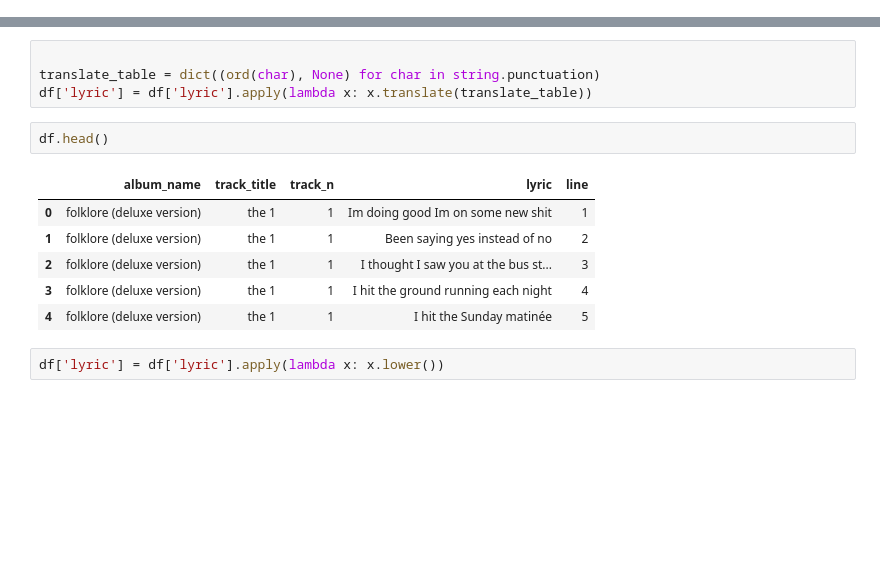
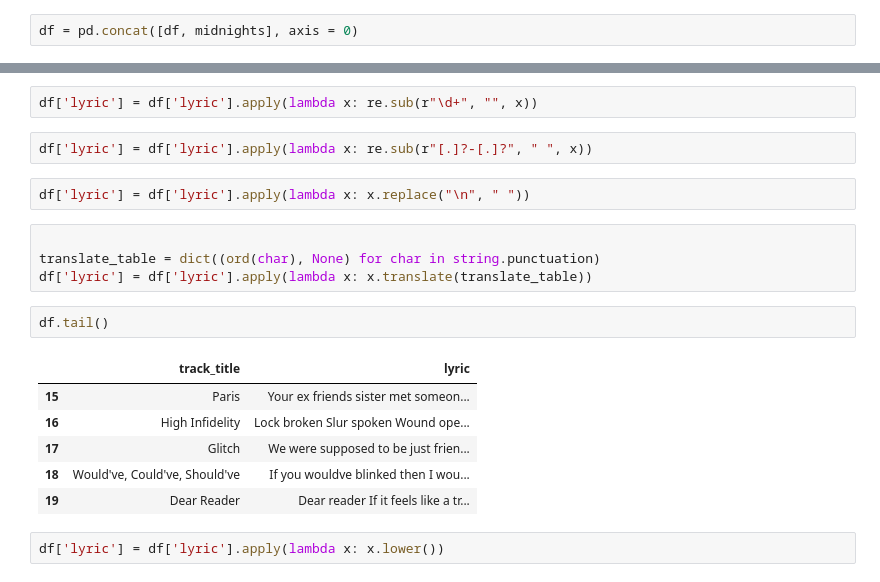
Before and after one commit to m-osi/playlist-generator, a Jupyter notebook: notebooks/Playlist_generator.ipynb, the cells around one changed output, grey strips where cells are left out. Drawn from its saved outputs; the diff is of its cells as text; blank space fills up the shorter version.

Commit message:
✨ added midnights

```diff
--- a/notebooks/Playlist_generator.ipynb
+++ b/notebooks/Playlist_generator.ipynb
@@ -69,0 +82,2 @@ Archive:  glove.6B.zip
+# %%
+df = pd.concat([df, midnights], axis = 0)
@@ -73,16 +97,22 @@ Archive:  glove.6B.zip
+# %%
+df['lyric'] = df['lyric'].apply(lambda x: re.sub(r"\d+", "", x))
+# %%
+df['lyric'] = df['lyric'].apply(lambda x: re.sub(r"[.]?-[.]?", " ", x))
+# %%
+df['lyric'] = df['lyric'].apply(lambda x: x.replace("\n", " "))
 # %%
 
 translate_table = dict((ord(char), None) for char in string.punctuation)
 df['lyric'] = df['lyric'].apply(lambda x: x.translate(translate_table))
 # %%
-df.head()
+df.tail()
 # %% [output]
-|  | album_name | track_title | track_n | lyric | line |
-| 0 | folklore (deluxe version) | the 1 | 1 | Im doing good Im on some new shit | 1 |
-| 1 | folklore (deluxe version) | the 1 | 1 | Been saying yes instead of no | 2 |
-| 2 | folklore (deluxe version) | the 1 | 1 | I thought I saw you at the bus st... | 3 |
-| 3 | folklore (deluxe version) | the 1 | 1 | I hit the ground running each night | 4 |
-| 4 | folklore (deluxe version) | the 1 | 1 | I hit the Sunday matinée | 5 |
+|  | track_title | lyric |
+| 15 | Paris | Your ex friends sister met someon... |
+| 16 | High Infidelity | Lock broken Slur spoken Wound ope... |
+| 17 | Glitch | We were supposed to be just frien... |
+| 18 | Would've, Could've, Should've | If you wouldve blinked then I wou... |
+| 19 | Dear Reader | Dear reader If it feels like a tr... |
 # %%
 df['lyric'] = df['lyric'].apply(lambda x: x.lower())
 # %%
```
Also changed, not shown: parts of 29 cells of this notebook.
